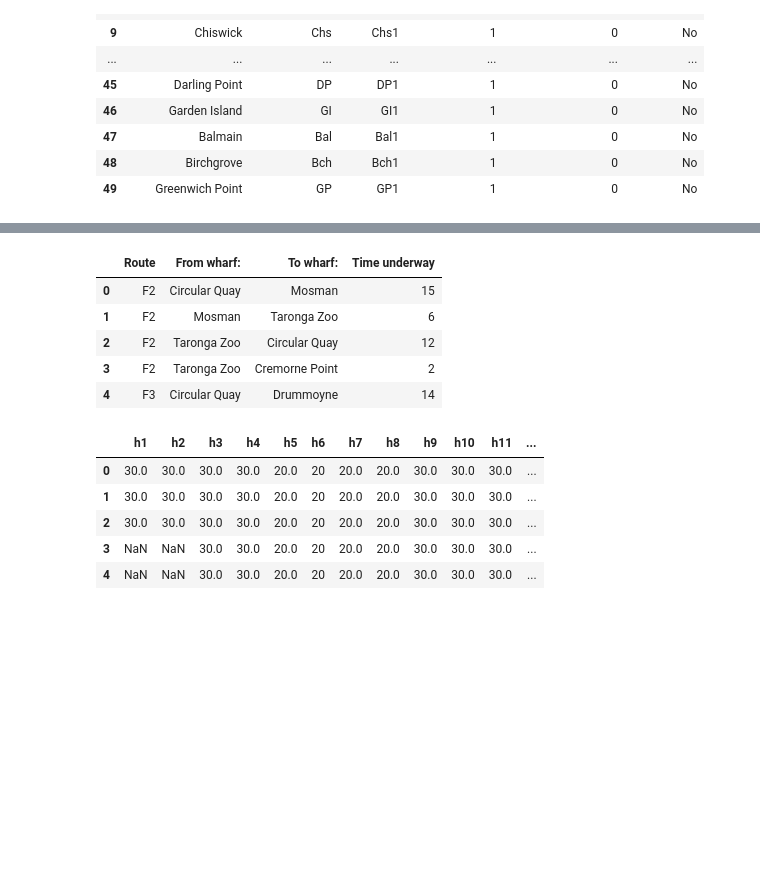
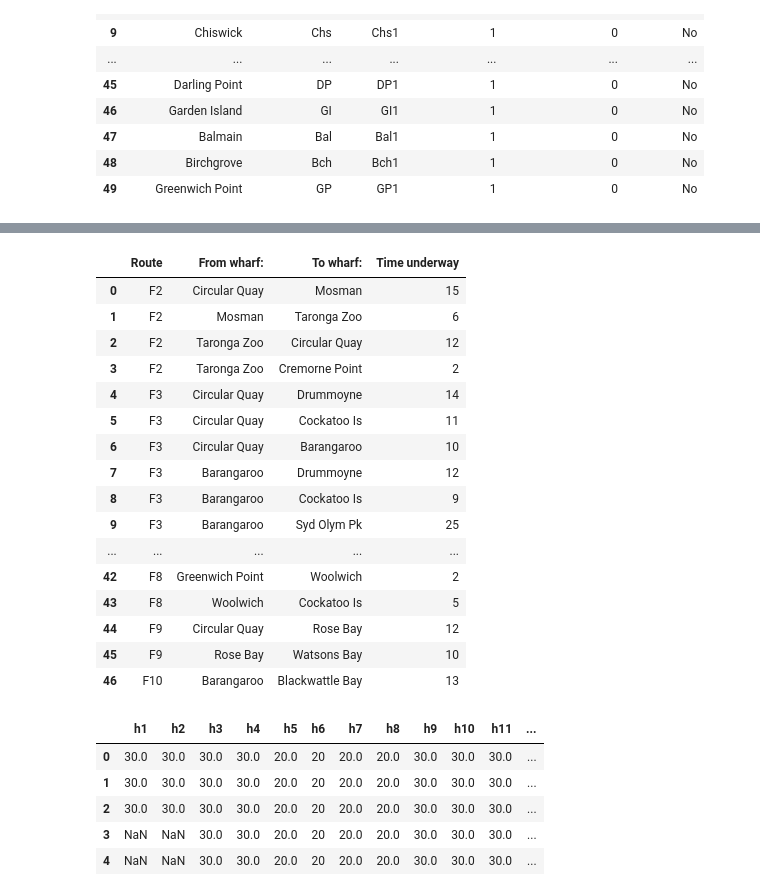
Before and after one commit to ricardo3709/FerryILP, a Jupyter notebook: load_ferry_data.ipynb, the cells around one changed output, grey strips where cells are left out. Drawn from its saved outputs; the diff is of its cells as text; code cells hidden in the pictures; blank space fills up the shorter version.

```diff
--- a/load_ferry_data.ipynb
+++ b/load_ferry_data.ipynb
@@ -62,14 +62,25 @@ line_df
 # %%
 # Wharf to wharf transit time dataframe
 tt_df = pd.read_csv('Inputs/transit_times.csv')
-tt_df.head()
+tt_df
 # %% [output]
 |  | Route | From wharf: | To wharf: | Time underway |
 | 0 | F2 | Circular Quay | Mosman | 15 |
 | 1 | F2 | Mosman | Taronga Zoo | 6 |
 | 2 | F2 | Taronga Zoo | Circular Quay | 12 |
 | 3 | F2 | Taronga Zoo | Cremorne Point | 2 |
 | 4 | F3 | Circular Quay | Drummoyne | 14 |
+| 5 | F3 | Circular Quay | Cockatoo Is | 11 |
+| 6 | F3 | Circular Quay | Barangaroo | 10 |
+| 7 | F3 | Barangaroo | Drummoyne | 12 |
+| 8 | F3 | Barangaroo | Cockatoo Is | 9 |
+| 9 | F3 | Barangaroo | Syd Olym Pk | 25 |
+| ... | ... | ... | ... | ... |
+| 42 | F8 | Greenwich Point | Woolwich | 2 |
+| 43 | F8 | Woolwich | Cockatoo Is | 5 |
+| 44 | F9 | Circular Quay | Rose Bay | 12 |
+| 45 | F9 | Rose Bay | Watsons Bay | 10 |
+| 46 | F10 | Barangaroo | Blackwattle Bay | 13 |
 # %%
 # Headways dataframe
 headway_df = pd.read_csv('Inputs/headways.csv')
```
Also changed, not shown: parts of 12 cells of this notebook.
